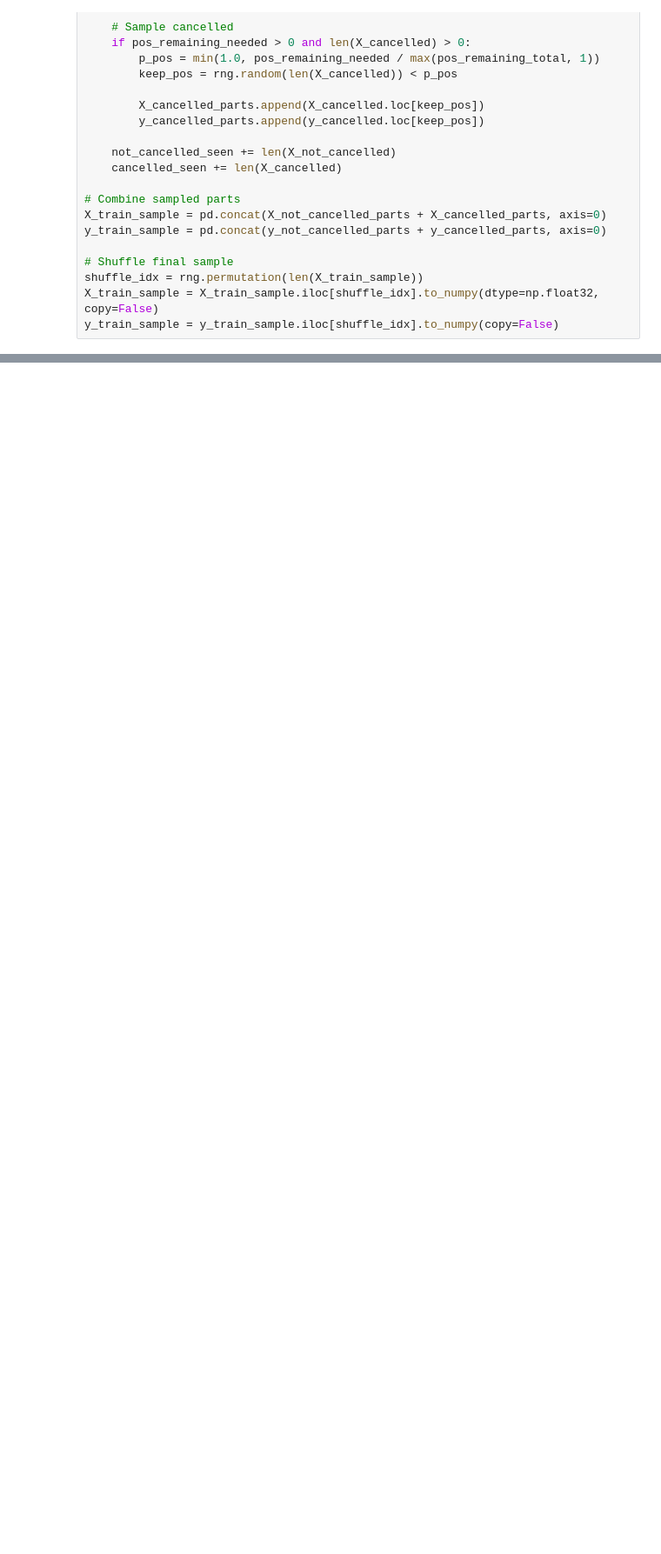
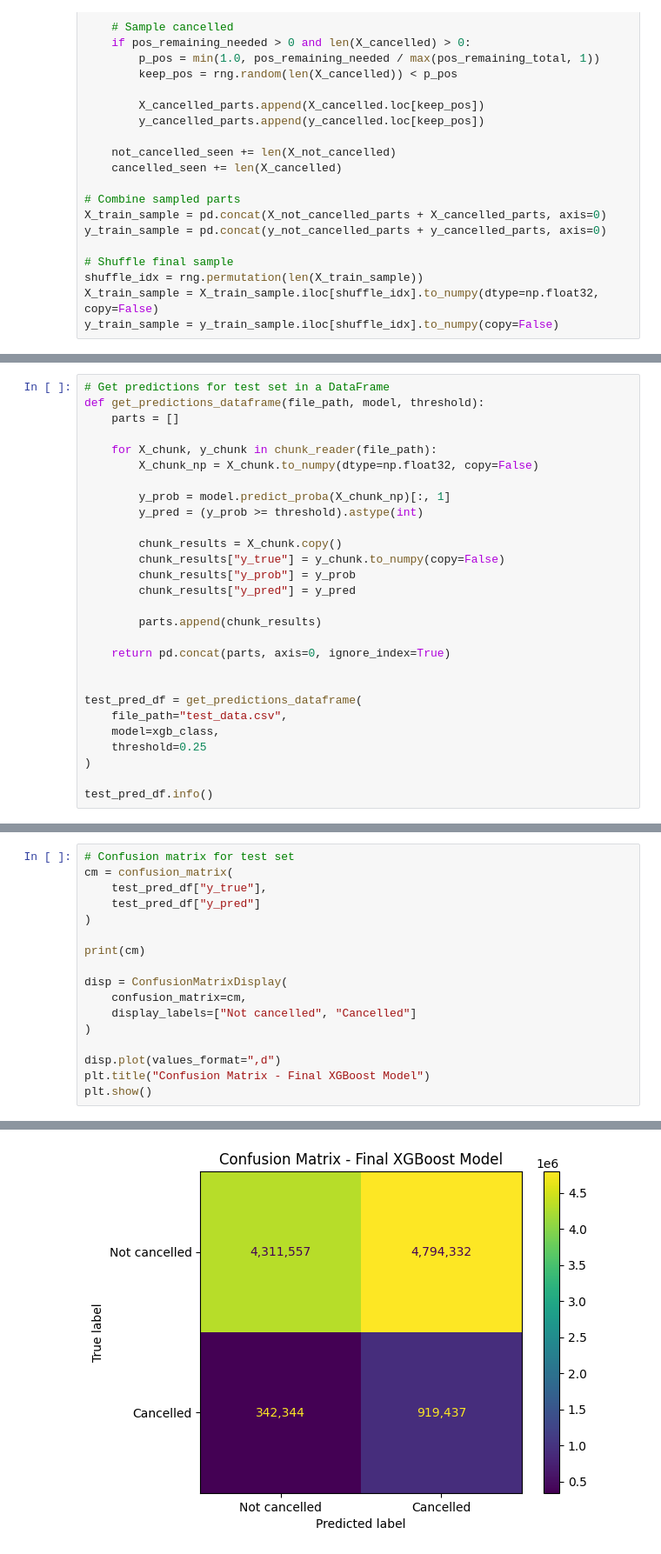
Before and after one commit to ywang0202/master_thesis, a Jupyter notebook: XGBoost.ipynb, the cells around one changed output, grey strips where cells are left out. Shown at 87% size. Cells and saved outputs as stored; diff of their text form; blank space fills up the shorter version.

```diff
--- a/XGBoost.ipynb
+++ b/XGBoost.ipynb
@@ -290,0 +750,28 @@ dtype: float32
+# %%
+# Get predictions for test set in a DataFrame
+def get_predictions_dataframe(file_path, model, threshold):
+    parts = []
+
+    for X_chunk, y_chunk in chunk_reader(file_path):
+        X_chunk_np = X_chunk.to_numpy(dtype=np.float32, copy=False)
+
+        y_prob = model.predict_proba(X_chunk_np)[:, 1]
+        y_pred = (y_prob >= threshold).astype(int)
+
+        chunk_results = X_chunk.copy()
+        chunk_results["y_true"] = y_chunk.to_numpy(copy=False)
+        chunk_results["y_prob"] = y_prob
+        chunk_results["y_pred"] = y_pred
+
+        parts.append(chunk_results)
+
+    return pd.concat(parts, axis=0, ignore_index=True)
+
+
+test_pred_df = get_predictions_dataframe(
+    file_path="test_data.csv",
+    model=xgb_class,
+    threshold=0.25
+)
+
+test_pred_df.info()
@@ -290,0 +798,18 @@ dtype: float32
+# %%
+# Confusion matrix for test set
+cm = confusion_matrix(
+    test_pred_df["y_true"],
+    test_pred_df["y_pred"]
+)
+
+print(cm)
+
+disp = ConfusionMatrixDisplay(
+    confusion_matrix=cm,
+    display_labels=["Not cancelled", "Cancelled"]
+)
+
+disp.plot(values_format=",d")
+plt.title("Confusion Matrix - Final XGBoost Model")
+plt.show()
+# %% [output]
@@ -290,0 +818 @@ dtype: float32
+[figure, added]
```
Also changed, not shown: parts of 31 cells of this notebook, 2 other files.
